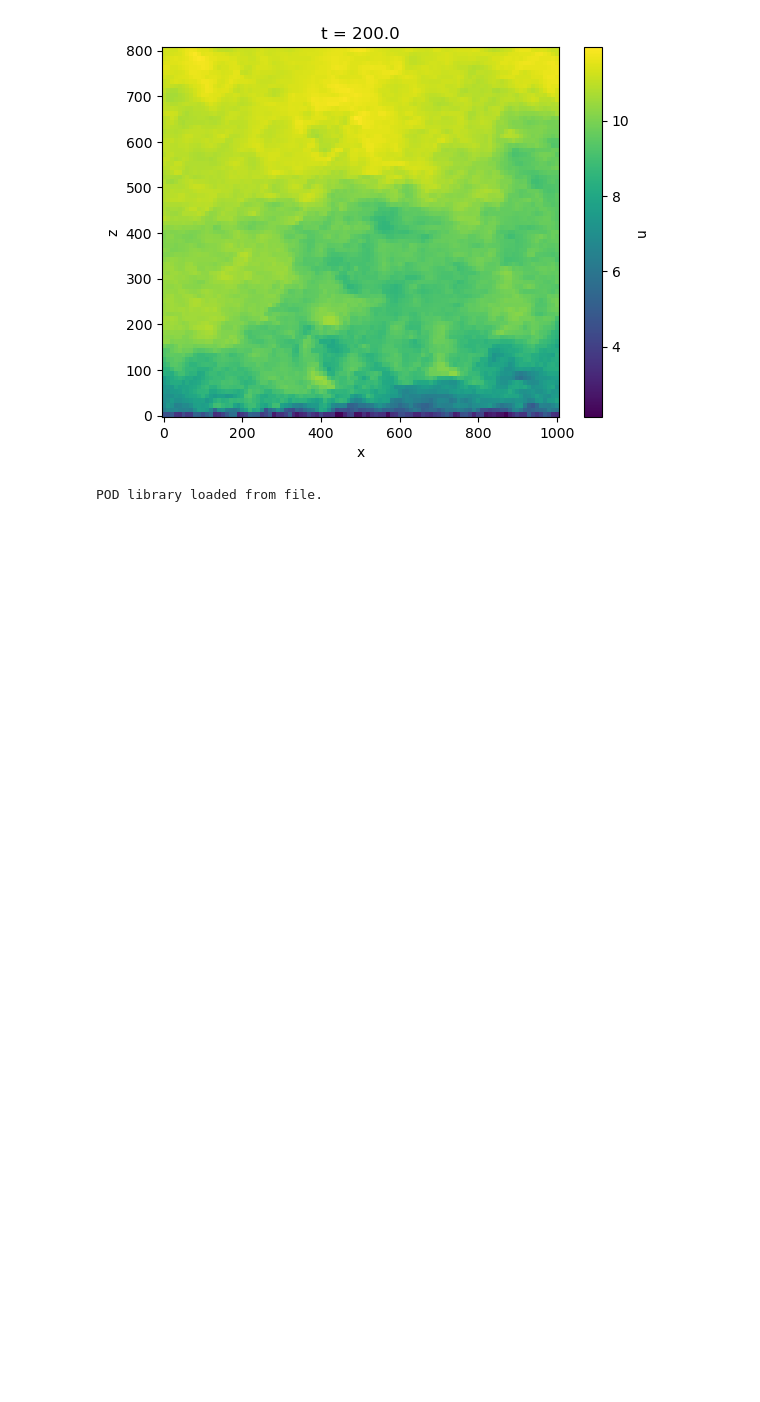
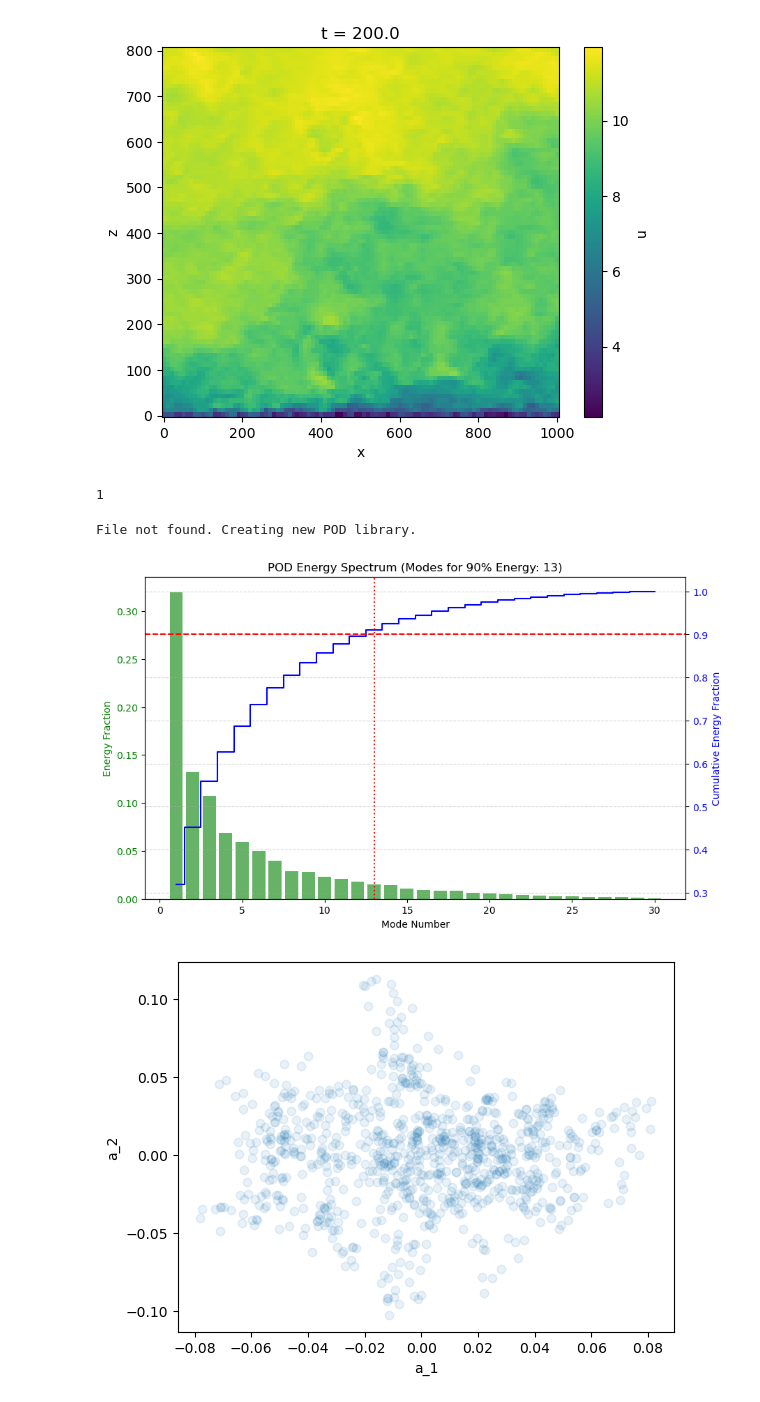
Before and after one commit to JacobManniche/Bachelor_legeplads, a Jupyter notebook: LES/fluctuation.ipynb, the cells around one changed output. Drawn from its saved outputs; the diff is of its cells as text; code cells hidden in the pictures; blank space fills up the shorter version.

```diff
--- a/LES/fluctuation.ipynb
+++ b/LES/fluctuation.ipynb
@@ -154,10 +158,16 @@ def create_pod_library(ds, threshold=0.9):
     return pod_lib
+# %%
+len(ds.sel(z=slice(0, 100), x=slice(50, 50)).x)
+# %% [output]
+1
 # %%
 try:
-    pod_lib = joblib.load('pod_library.joblib')
+    pod_lib = joblib.load('pod_library2.joblib')
     print("POD library loaded from file.")
 except FileNotFoundError:
     print("File not found. Creating new POD library.")
-    pod_lib = create_pod_library(ds.sel(z=slice(0, 100)), threshold=0.9)
+    pod_lib = create_pod_library(ds.sel(z=slice(0, 100), x=slice(50, 50)), threshold=0.9)
 # %% [output]
-POD library loaded from file.
+File not found. Creating new POD library.
+[figure, added]
+[figure, added]
```
Also changed, not shown: parts of 18 cells of this notebook, 3 other files.
